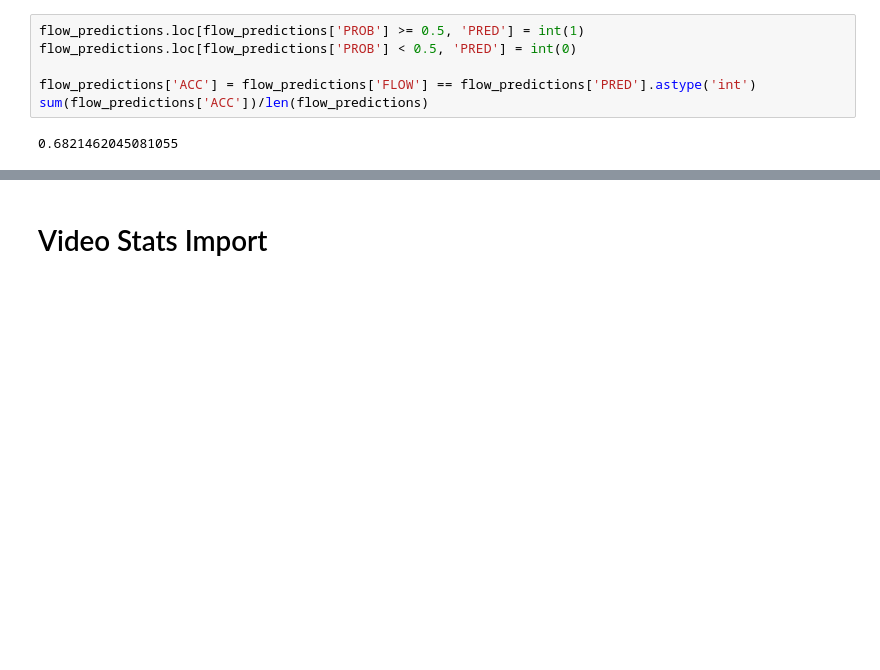
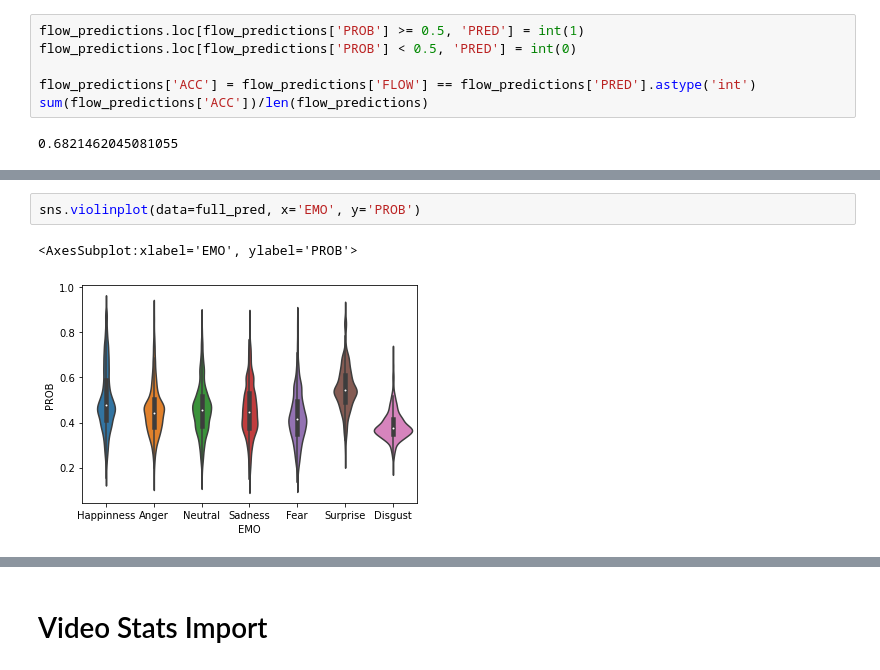
Before and after one commit to LHumpe/COINs-CNN-FLOW, a Jupyter notebook: notebooks/YouTube_analysis.ipynb, the cells around one changed output, grey strips where cells are left out. Saved outputs shown, nothing was run; the diff lists cells and outputs as text; blank space fills up the shorter version.

```diff
--- a/notebooks/YouTube_analysis.ipynb
+++ b/notebooks/YouTube_analysis.ipynb
@@ -52,0 +79,5 @@ sum(flow_predictions['ACC'])/len(flow_predictions)
+# %%
+sns.violinplot(data=full_pred, x='EMO', y='PROB')
+# %% [output]
+<AxesSubplot:xlabel='EMO', ylabel='PROB'>
+[figure, added]
```
Also changed, not shown: parts of 14 cells of this notebook, 14 other files.
